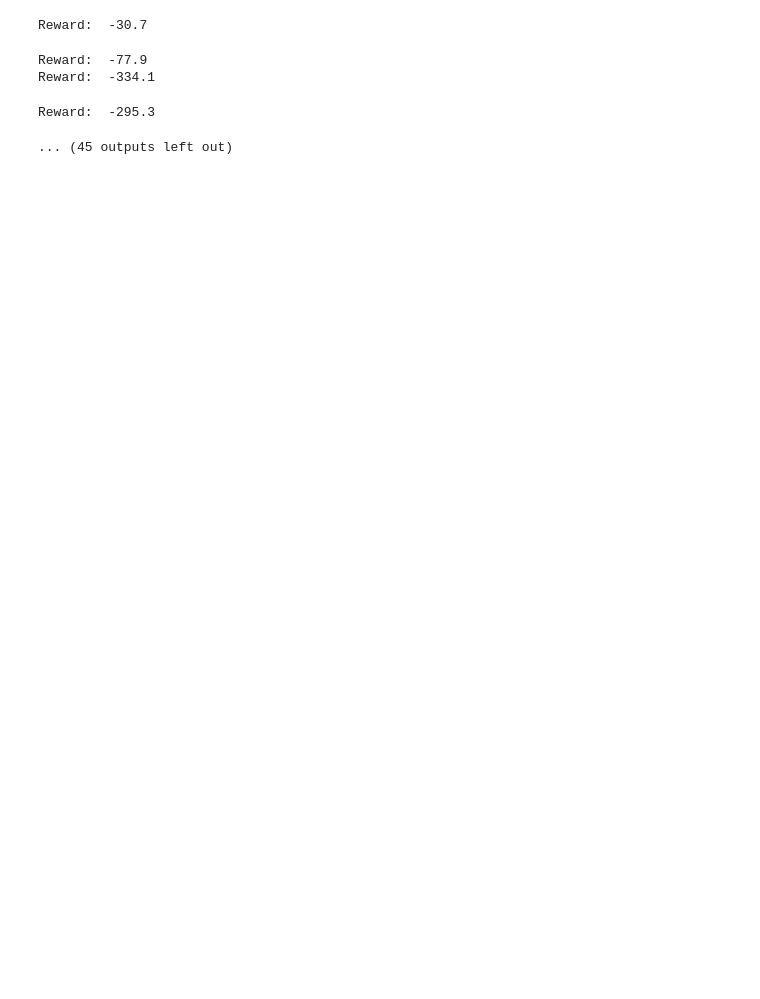
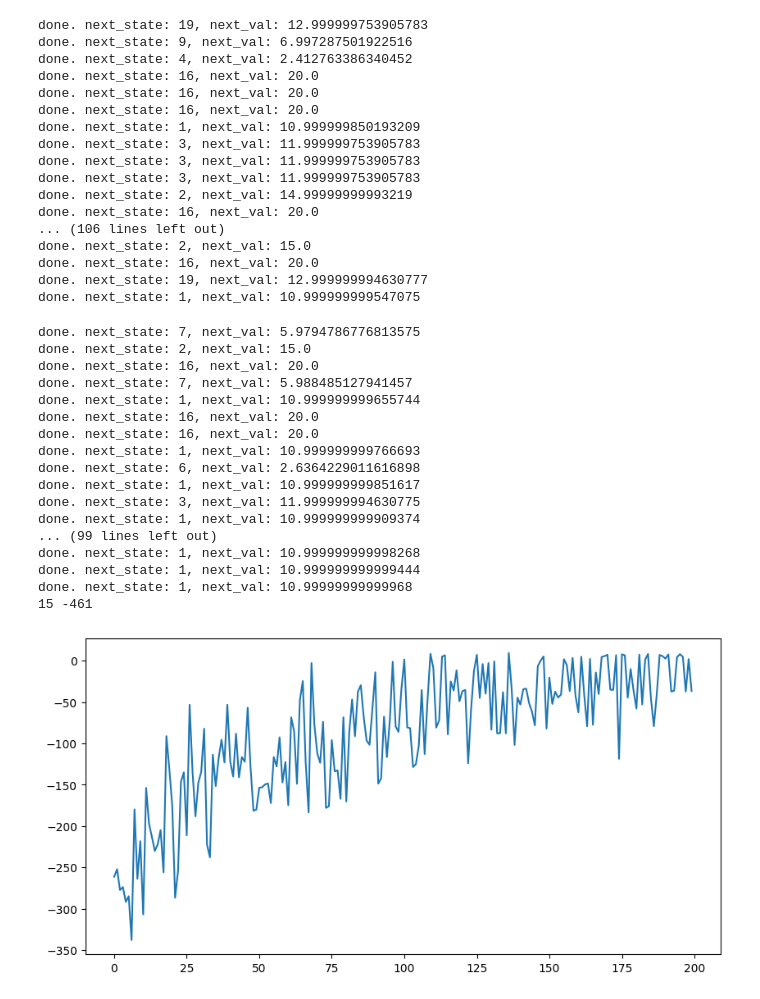
Before and after one commit to AdityaC-003/CS6700_RL_A3, a Jupyter notebook: A3.ipynb, the cells around one changed output. Cells and saved outputs as stored; diff of their text form; code cells hidden in the pictures; blank space fills up the shorter version.

```diff
--- a/A3.ipynb
+++ b/A3.ipynb
@@ -190,5 +266,6 @@ class Trainer:
 # %%
-agent = SMDP_QLearning(500, 10)
+# agent = SMDP_QLearning(500, 10)
+agent = IntraOption_Q_Learning(500, 10)
 trainer = Trainer(env, agent)
-trainer.train(2000)
+trainer.train(1000)
 # %% [output]
@@ -210,8 +425,38 @@ Reward:  -365.3
-Reward:  -30.7
+done. next_state: 19, next_val: 12.999999753905783
+done. next_state: 9, next_val: 6.997287501922516
+done. next_state: 4, next_val: 2.412763386340452
+done. next_state: 16, next_val: 20.0
+done. next_state: 16, next_val: 20.0
+done. next_state: 16, next_val: 20.0
+done. next_state: 1, next_val: 10.999999850193209
+done. next_state: 3, next_val: 11.999999753905783
+done. next_state: 3, next_val: 11.999999753905783
+done. next_state: 3, next_val: 11.999999753905783
+done. next_state: 2, next_val: 14.99999999993219
+done. next_state: 16, next_val: 20.0
+... (106 lines left out)
+done. next_state: 2, next_val: 15.0
+done. next_state: 16, next_val: 20.0
+done. next_state: 19, next_val: 12.999999994630777
+done. next_state: 1, next_val: 10.999999999547075
-Reward:  -77.9
-Reward:  -334.1
+done. next_state: 7, next_val: 5.9794786776813575
+done. next_state: 2, next_val: 15.0
+done. next_state: 16, next_val: 20.0
+done. next_state: 7, next_val: 5.988485127941457
+done. next_state: 1, next_val: 10.999999999655744
+done. next_state: 16, next_val: 20.0
+done. next_state: 16, next_val: 20.0
+done. next_state: 1, next_val: 10.999999999766693
+done. next_state: 6, next_val: 2.6364229011616898
+done. next_state: 1, next_val: 10.999999999851617
+done. next_state: 3, next_val: 11.999999994630775
+done. next_state: 1, next_val: 10.999999999909374
+... (99 lines left out)
+done. next_state: 1, next_val: 10.999999999998268
+done. next_state: 1, next_val: 10.999999999999444
+done. next_state: 1, next_val: 10.99999999999968
+15 -461
-Reward:  -295.3
-... (45 outputs left out)
+[figure, added]
 # %%
 red_grid = agent.options[0].q_value.max(axis=1).reshape(5, 5)
 sns.heatmap(red_grid, annot=True, fmt=".2f")
```
Also changed, not shown: parts of 15 cells of this notebook, 2 other files.
